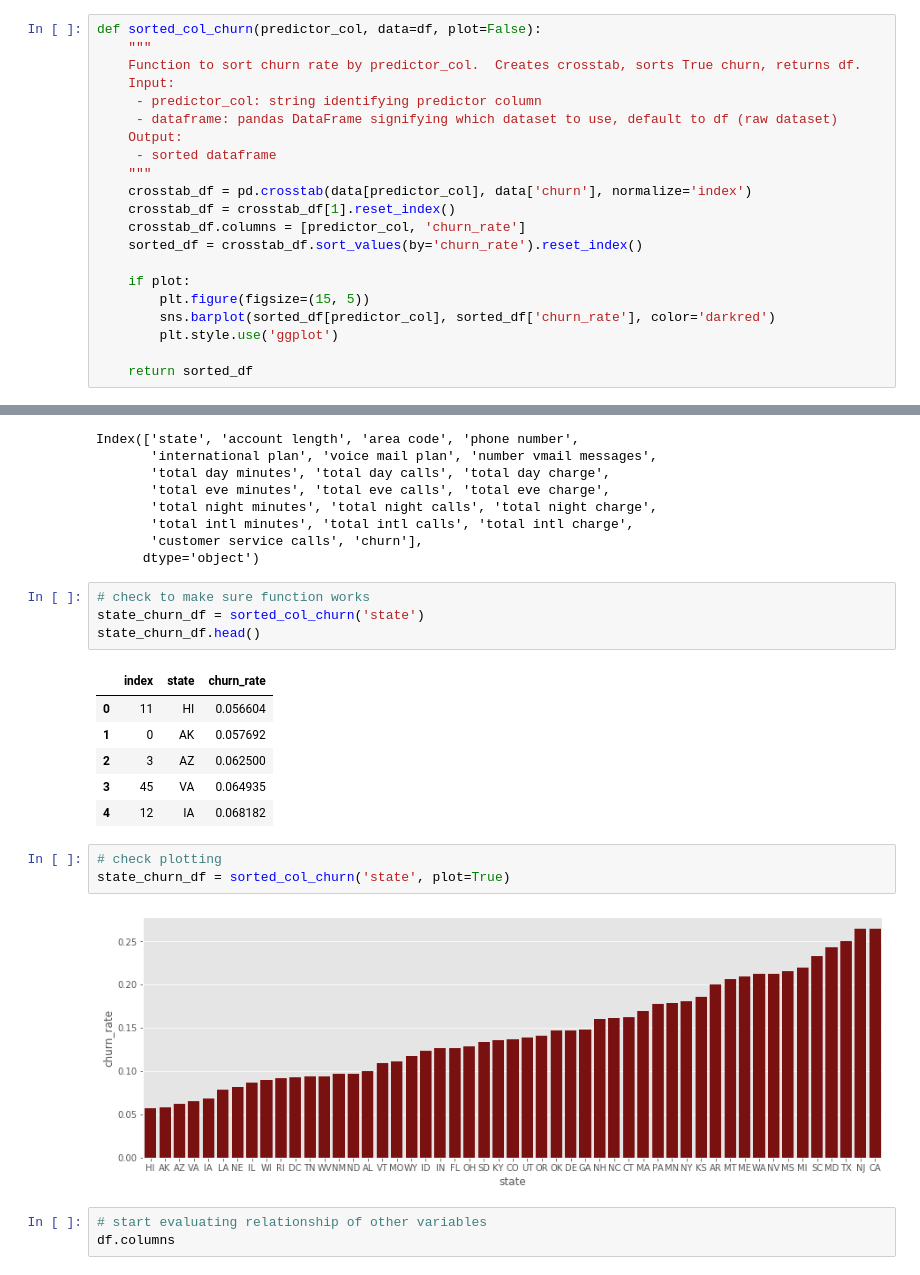
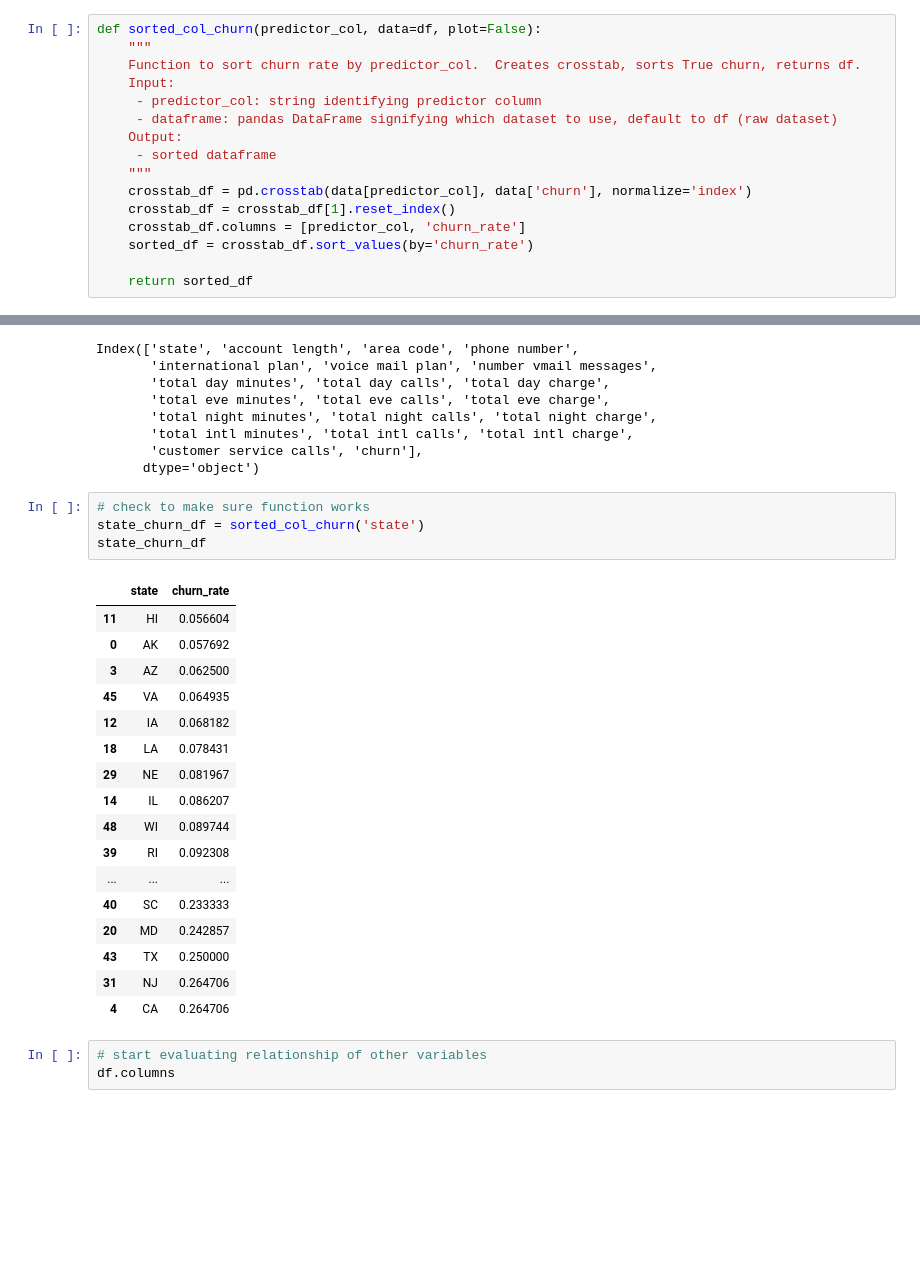
Before and after one commit to akaigraham/Predicting-Customer-Churn, a Jupyter notebook: Untitled.ipynb, the cells around one changed output, grey strips where cells are left out. Saved outputs shown, nothing was run; the diff lists cells and outputs as text; blank space fills up the shorter version.

```diff
--- a/Untitled.ipynb
+++ b/Untitled.ipynb
@@ -251,12 +252,7 @@ def sorted_col_churn(predictor_col, data=df, plot=False):
     crosstab_df = pd.crosstab(data[predictor_col], data['churn'], normalize='index')
     crosstab_df = crosstab_df[1].reset_index()
     crosstab_df.columns = [predictor_col, 'churn_rate']
-    sorted_df = crosstab_df.sort_values(by='churn_rate').reset_index()
-
-    if plot:
-        plt.figure(figsize=(15, 5))
-        sns.barplot(sorted_df[predictor_col], sorted_df['churn_rate'], color='darkred')
-        plt.style.use('ggplot')
+    sorted_df = crosstab_df.sort_values(by='churn_rate')
 
     return sorted_df
 # %%
@@ -273,19 +269,25 @@ Index(['state', 'account length', 'area code', 'phone number',
 # %%
 # check to make sure function works
 state_churn_df = sorted_col_churn('state')
-state_churn_df.head()
+state_churn_df
 # %% [output]
-|  | index | state | churn_rate |
-| 0 | 11 | HI | 0.056604 |
-| 1 | 0 | AK | 0.057692 |
-| 2 | 3 | AZ | 0.062500 |
-| 3 | 45 | VA | 0.064935 |
-| 4 | 12 | IA | 0.068182 |
+|  | state | churn_rate |
+| 11 | HI | 0.056604 |
+| 0 | AK | 0.057692 |
+| 3 | AZ | 0.062500 |
+| 45 | VA | 0.064935 |
+| 12 | IA | 0.068182 |
+| 18 | LA | 0.078431 |
+| 29 | NE | 0.081967 |
+| 14 | IL | 0.086207 |
+| 48 | WI | 0.089744 |
+| 39 | RI | 0.092308 |
+| ... | ... | ... |
+| 40 | SC | 0.233333 |
+| 20 | MD | 0.242857 |
+| 43 | TX | 0.250000 |
+| 31 | NJ | 0.264706 |
+| 4 | CA | 0.264706 |
-# %%
-# check plotting
-state_churn_df = sorted_col_churn('state', plot=True)
-# %% [output]
-[figure, removed]
 # %%
 # start evaluating relationship of other variables
 df.columns
```
Also changed, not shown: parts of 15 cells of this notebook.
